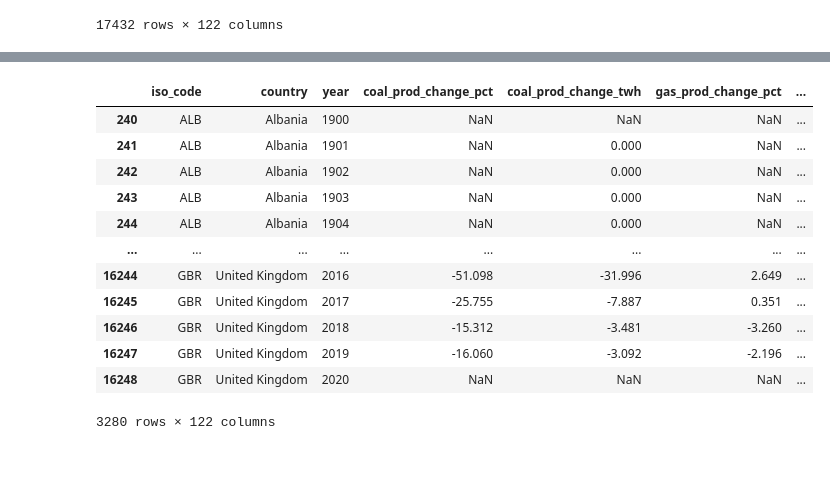
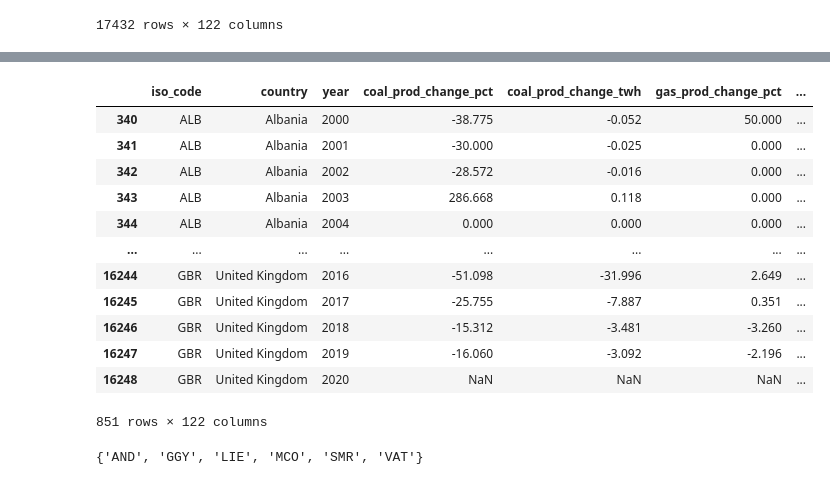
Before and after one commit to WalternativE/energy_price_analysis, a Jupyter notebook: notebooks/03_owid_exploration.ipynb, the cells around one changed output, grey strips where cells are left out. Cells and saved outputs as stored; diff of their text form; code cells hidden in the pictures.

```diff
--- a/notebooks/03_owid_exploration.ipynb
+++ b/notebooks/03_owid_exploration.ipynb
@@ -44,16 +31,24 @@ countries_in_europe
 # %%
-owid_data[owid_data["iso_code"].isin(countries_in_europe["ISO alpha 3"])]
+owid_europe = owid_data[owid_data["iso_code"].isin(countries_in_europe["ISO alpha 3"])]
+owid_europe = owid_europe[owid_europe["year"] >= 2000]
+owid_europe
 # %% [output]
 |  | iso_code | country | year | coal_prod_change_pct | coal_prod_change_twh | gas_prod_change_pct | ... |
-| 240 | ALB | Albania | 1900 | NaN | NaN | NaN | ... |
-| 241 | ALB | Albania | 1901 | NaN | 0.000 | NaN | ... |
-| 242 | ALB | Albania | 1902 | NaN | 0.000 | NaN | ... |
-| 243 | ALB | Albania | 1903 | NaN | 0.000 | NaN | ... |
-| 244 | ALB | Albania | 1904 | NaN | 0.000 | NaN | ... |
+| 340 | ALB | Albania | 2000 | -38.775 | -0.052 | 50.000 | ... |
+| 341 | ALB | Albania | 2001 | -30.000 | -0.025 | 0.000 | ... |
+| 342 | ALB | Albania | 2002 | -28.572 | -0.016 | 0.000 | ... |
+| 343 | ALB | Albania | 2003 | 286.668 | 0.118 | 0.000 | ... |
+| 344 | ALB | Albania | 2004 | 0.000 | 0.000 | 0.000 | ... |
 | ... | ... | ... | ... | ... | ... | ... | ... |
 | 16244 | GBR | United Kingdom | 2016 | -51.098 | -31.996 | 2.649 | ... |
 | 16245 | GBR | United Kingdom | 2017 | -25.755 | -7.887 | 0.351 | ... |
 | 16246 | GBR | United Kingdom | 2018 | -15.312 | -3.481 | -3.260 | ... |
 | 16247 | GBR | United Kingdom | 2019 | -16.060 | -3.092 | -2.196 | ... |
 | 16248 | GBR | United Kingdom | 2020 | NaN | NaN | NaN | ... |
-3280 rows × 122 columns
+851 rows × 122 columns
+# %%
+owid_europe_members = set(owid_europe["iso_code"].unique())
+europe_members = set(countries_in_europe["ISO alpha 3"].unique())
+europe_members.difference(owid_europe_members)
+# %% [output]
+{'AND', 'GGY', 'LIE', 'MCO', 'SMR', 'VAT'}
```
Also changed, not shown: parts of 7 cells of this notebook.
